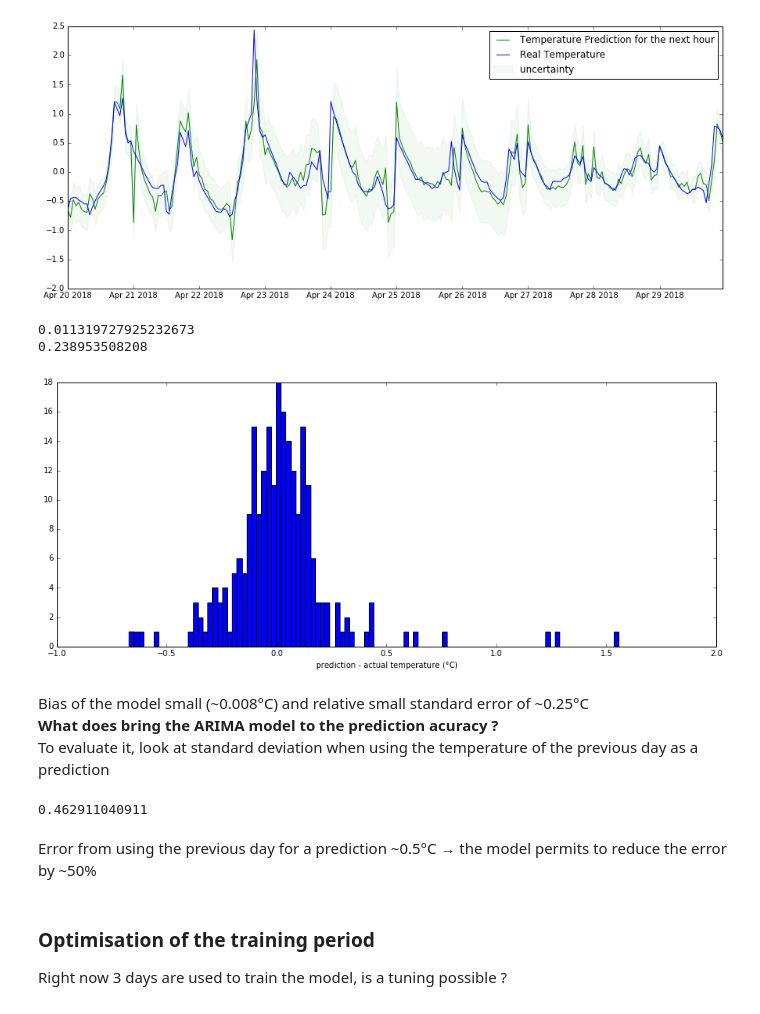
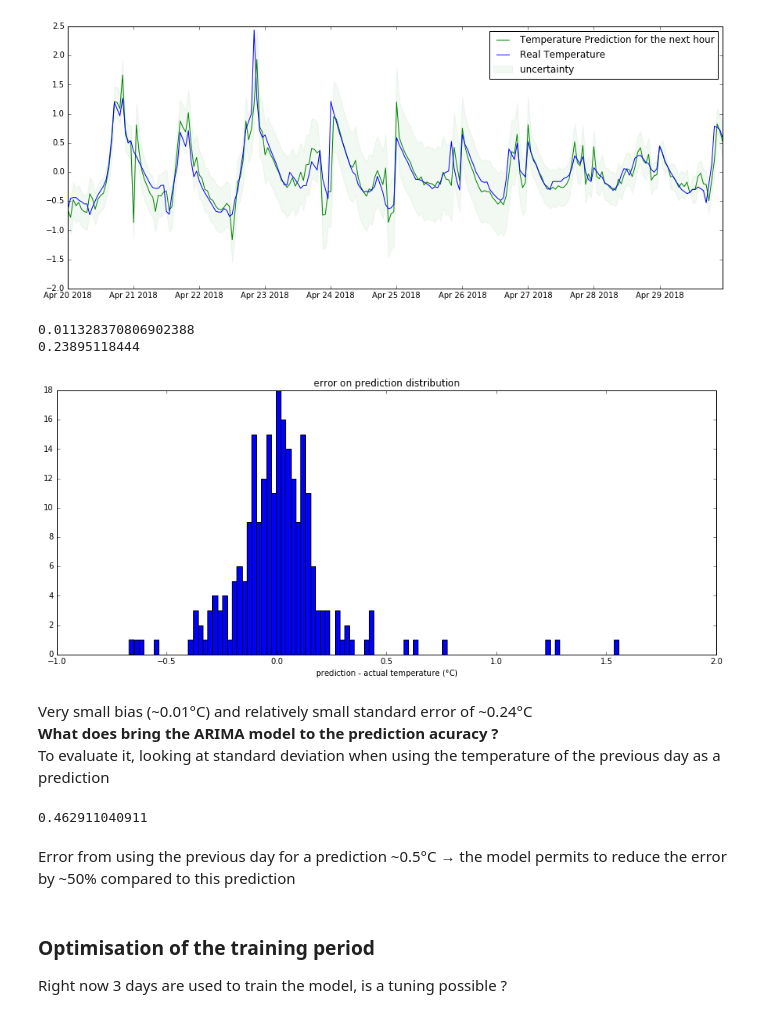
Before and after one commit to HuguesBrun/HomeTemperaturesNotebook, a Jupyter notebook: Home Temperature Prediction.ipynb, the cells around one changed output. Cells and saved outputs as stored; diff of their text form; code cells hidden in the pictures.

```diff
--- a/Home Temperature Prediction.ipynb
+++ b/Home Temperature Prediction.ipynb
@@ -425,26 +432,28 @@ fit not converged for 2018-04-29 10:00:00
 <matplotlib.legend.Legend at 0x...>
 [figure]
 # %%
+#look at the distribution of the error on prediction
 histo,bins,_=plt.hist(tsDailyVar[allPredictions.index[0]:allPredictions.index[-1]]-allPredictions, bins=100)
 plt.xlabel('prediction - actual temperature (°C)')
+plt.title('error on prediction distribution')
 
 print(np.mean(tsDailyVar[allPredictions.index[0]:allPredictions.index[-1]]-allPredictions))
 print(np.sqrt(np.var(tsDailyVar[allPredictions.index[0]:allPredictions.index[-1]]-allPredictions)))
 # %% [output]
-0.011319727925232673
-0.238953508208
+0.011328370806902388
+0.23895118444
-[figure, old version]
+[figure, new version]
 # %% [markdown]
-Bias of the model small (~0.008°C) and relative small standard error of ~0.25°C<BR>
+Very small bias (~0.01°C) and relatively small standard error of ~0.24°C<BR>
 <B>What does bring the ARIMA model to the prediction acuracy ?</B><BR>
-To evaluate it, look at standard deviation when using the temperature of the previous day as a prediction
+To evaluate it, looking at standard deviation when using the temperature of the previous day as a prediction
 # %%
 tsDailySeasonSubtracted = tsDailyVar - tsDailyVar.shift(24)
 print(np.sqrt(np.var(tsDailySeasonSubtracted)))
 # %% [output]
 0.462911040911
 # %% [markdown]
-Error from using the previous day for a prediction ~0.5°C &#8594; the model permits to reduce the error by ~50%
+Error from using the previous day for a prediction ~0.5°C &#8594; the model permits to reduce the error by ~50% compared to this prediction
 # %% [markdown]
 <H3>Optimisation of the training period</H3>
 Right now 3 days are used to train the model, is a tuning possible ?
```
Also changed, not shown: parts of 18 cells of this notebook.
